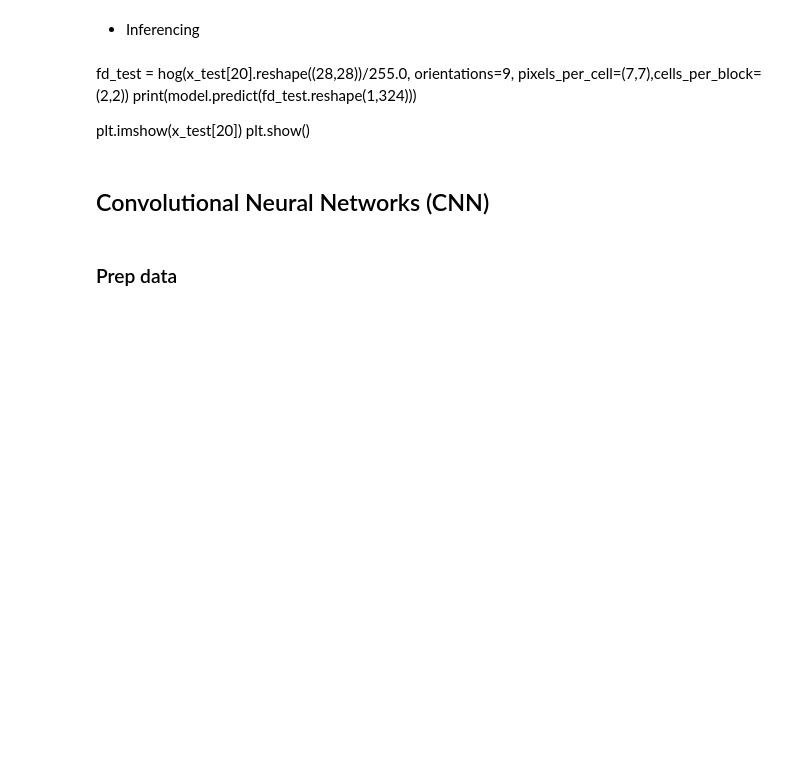
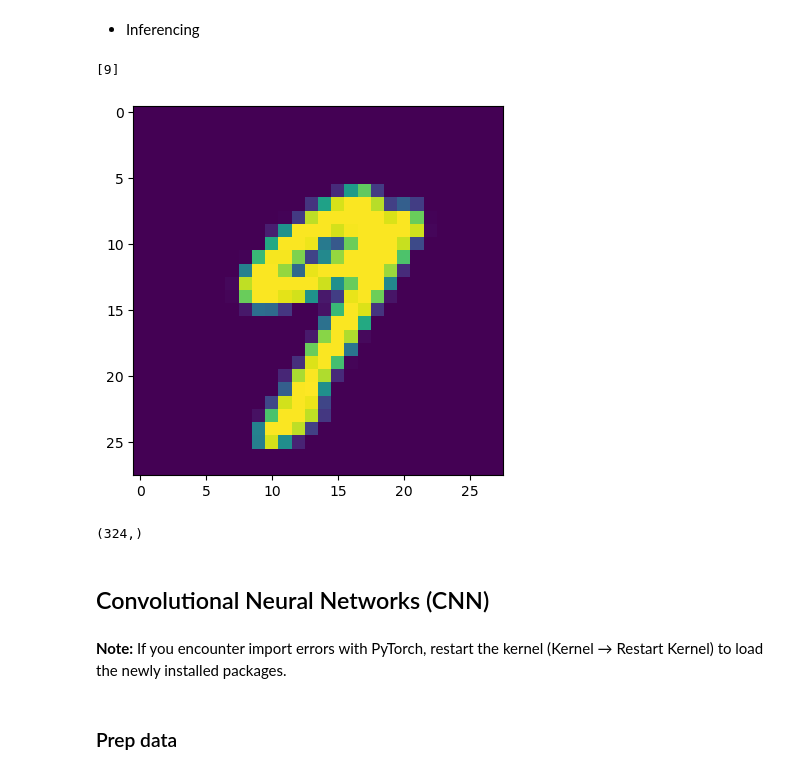
Before and after one commit to ayuthmang/2110651-Digital-Image-Processing, a Jupyter notebook: 02-codes/10-object-recognition/code.ipynb, the cells around one changed output. Cells and saved outputs as stored; diff of their text form; code cells hidden in the pictures; blank space fills up the shorter version.

```diff
--- a/02-codes/10-object-recognition/code.ipynb
+++ b/02-codes/10-object-recognition/code.ipynb
@@ -155,13 +215,18 @@ print("\nClassification Report (Test):\n", classification_report(y_test, y_pred_
 # %% [markdown]
 * Inferencing
+# %%
+fd_test = hog(x_test[20].reshape((28,28))/255.0, orientations=9, pixels_per_cell=(7,7),cells_per_block=(2,2))
+print(model.predict(fd_test.reshape(1,324)))
+
+plt.imshow(x_test[20])
+plt.show()
+# %% [output]
+[9]
+[figure, added]
 # %%
 fd_test.shape
+# %% [output]
+(324,)
-# %% [markdown]
-fd_test = hog(x_test[20].reshape((28,28))/255.0, orientations=9, pixels_per_cell=(7,7),cells_per_block=(2,2))
-print(model.predict(fd_test.reshape(1,324)))
-
-plt.imshow(x_test[20])
-plt.show()
 # %% [markdown]
 ## Convolutional Neural Networks (CNN)
 # %%
@@ -173,6 +238,8 @@ from torchvision.transforms import ToTensor
 import torch.nn.functional as F
 import matplotlib.pyplot as plt
 from torchsummary import summary
+# %% [markdown]
+**Note:** If you encounter import errors with PyTorch, restart the kernel (Kernel → Restart Kernel) to load the newly installed packages.
 # %% [markdown]
 ### Prep data
 # %%
```
Also changed, not shown: parts of 14 cells of this notebook, 4 other files.
